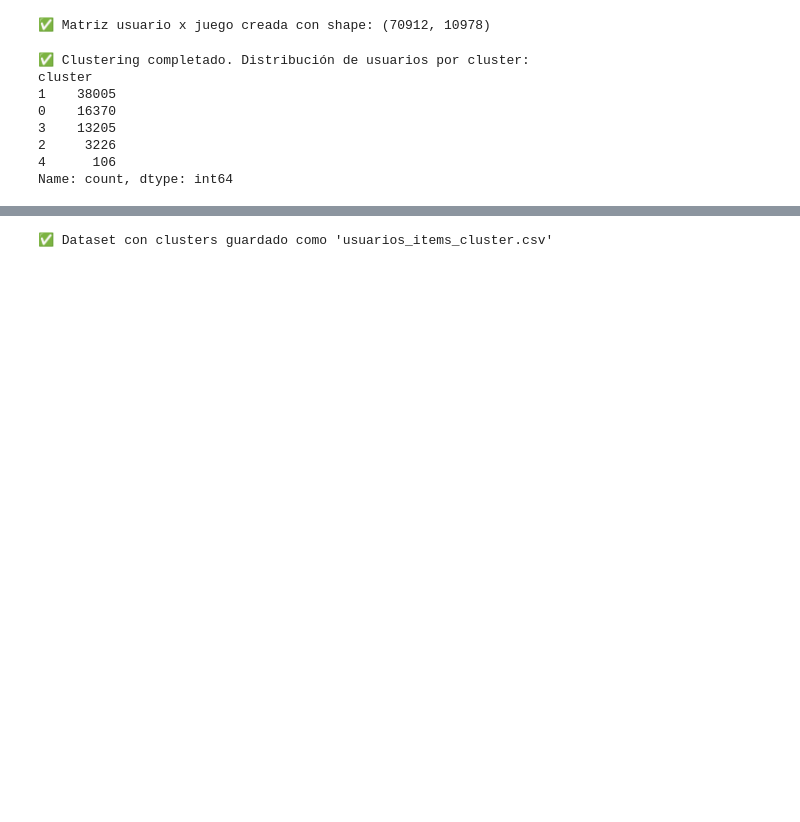
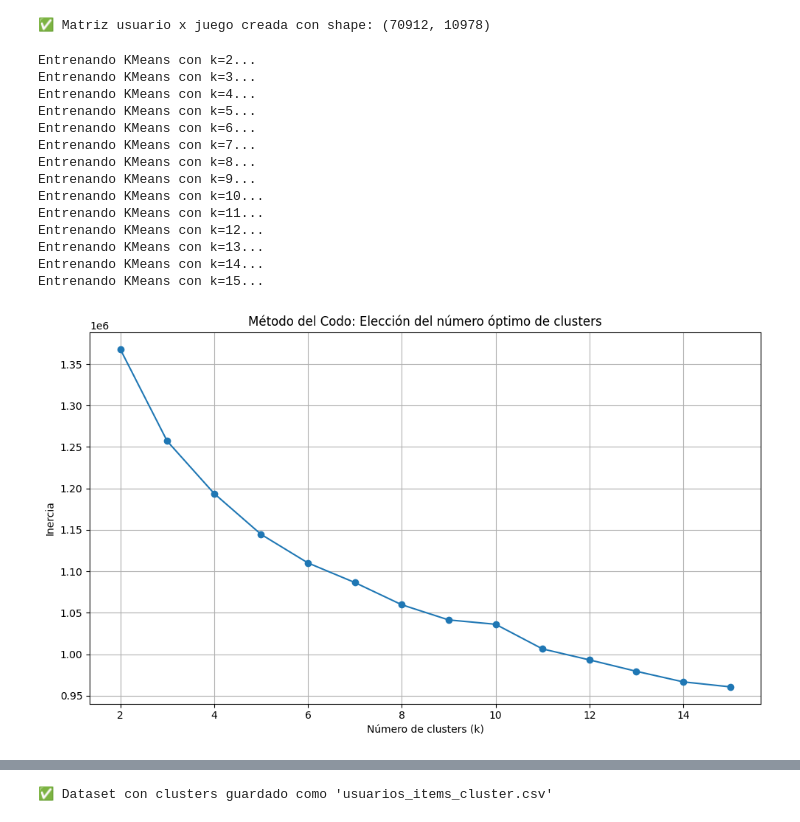
Before and after one commit to Dekiuv/ProyectoSintesis, a Jupyter notebook: analysis_items.ipynb, the cells around one changed output, grey strips where cells are left out. Drawn from its saved outputs; the diff is of its cells as text; code cells hidden in the pictures; blank space fills up the shorter version.

```diff
--- a/analysis_items.ipynb
+++ b/analysis_items.ipynb
@@ -140,29 +140,46 @@ matriz_sparse = csr_matrix(matriz_binaria.values)
 # %% [output]
 ✅ Matriz usuario x juego creada con shape: (70912, 10978)
 # %%
+import matplotlib.pyplot as plt
+from sklearn.cluster import KMeans
 from sklearn.decomposition import PCA
-from sklearn.cluster import KMeans
-import numpy as np
 
-# Reducimos dimensionalidad con PCA a 50 componentes (ajustable)
+# Reducimos dimensionalidad con PCA (para acelerar KMeans)
 pca = PCA(n_components=50, random_state=42)
 matriz_reducida = pca.fit_transform(matriz_sparse.toarray())
 
-# Clustering con KMeans (probamos con 5 clusters)
-kmeans = KMeans(n_clusters=5, random_state=42)
-clusters = kmeans.fit_predict(matriz_reducida)
+# Probar distintos valores de k
+inertias = []
+ks = range(2, 16)
 
-# Guardamos los clusters en un DataFrame
-df_clusters = pd.DataFrame({'user_id': matriz_binaria.index, 'cluster': clusters})
+for k in ks:
+    print(f"Entrenando KMeans con k={k}...")
+    kmeans = KMeans(n_clusters=k, random_state=42)
+    kmeans.fit(matriz_reducida)
+    inertias.append(kmeans.inertia_)
 
-print("✅ Clustering completado. Distribución de usuarios por cluster:")
-print(df_clusters['cluster'].value_counts())
+# Graficar el resultado
+plt.figure(figsize=(10, 6))
+plt.plot(ks, inertias, marker='o')
+plt.title('Método del Codo: Elección del número óptimo de clusters')
+plt.xlabel('Número de clusters (k)')
+plt.ylabel('Inercia')
+plt.grid(True)
+plt.tight_layout()
+plt.show()
 # %% [output]
-✅ Clustering completado. Distribución de usuarios por cluster:
-cluster
-1    38005
-0    16370
-3    13205
-2     3226
-4      106
-Name: count, dtype: int64
+Entrenando KMeans con k=2...
+Entrenando KMeans con k=3...
+Entrenando KMeans con k=4...
+Entrenando KMeans con k=5...
+Entrenando KMeans con k=6...
+Entrenando KMeans con k=7...
+Entrenando KMeans con k=8...
+Entrenando KMeans con k=9...
+Entrenando KMeans con k=10...
+Entrenando KMeans con k=11...
+Entrenando KMeans con k=12...
+Entrenando KMeans con k=13...
+Entrenando KMeans con k=14...
+Entrenando KMeans con k=15...
+[figure, added]
```
Also changed, not shown: parts of 5 cells of this notebook, 6 other files.
